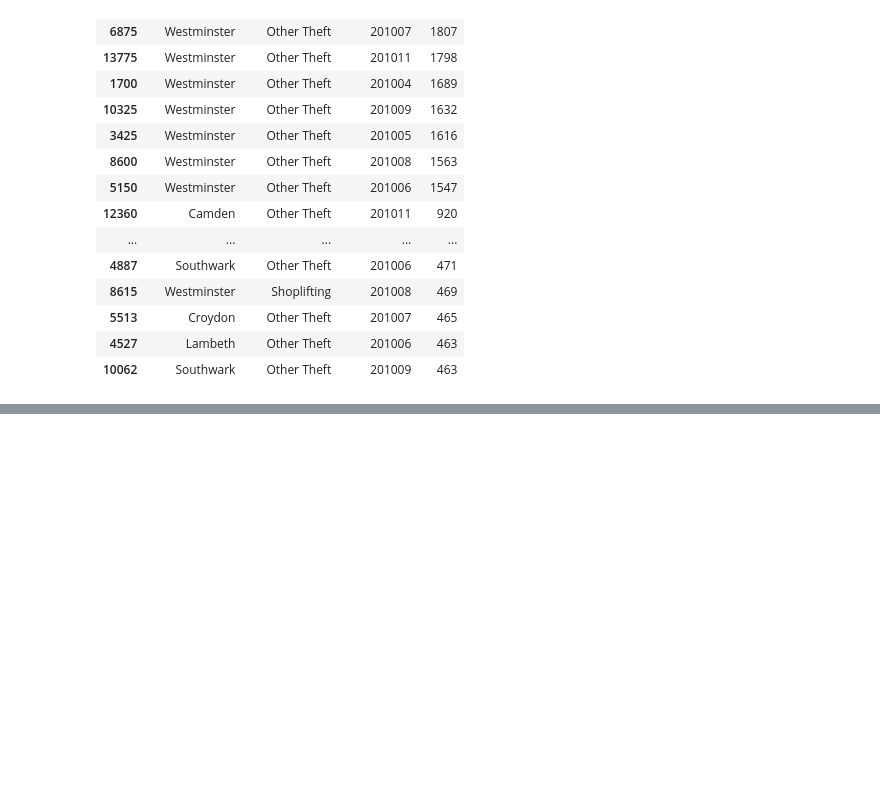
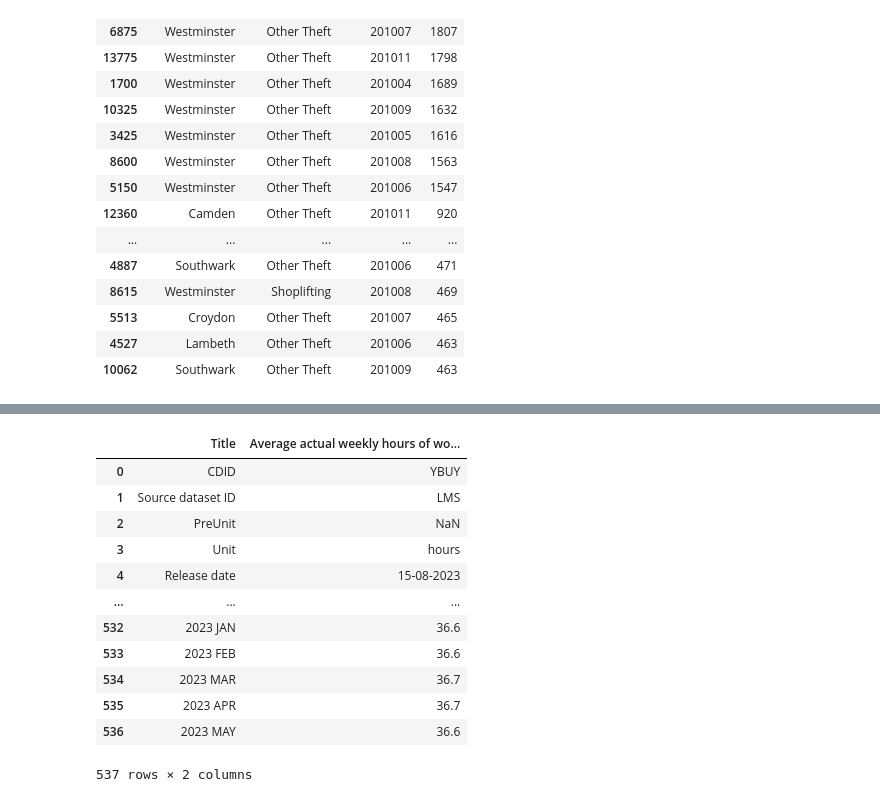
Before and after one commit to mlsystemdesignproject/neighbourhood-safety-prediction, a Jupyter notebook: notebooks/Data_exploration_borough.ipynb, the cells around one changed output, grey strips where cells are left out. Drawn from its saved outputs; the diff is of its cells as text; code cells hidden in the pictures; blank space fills up the shorter version.

```diff
--- a/notebooks/Data_exploration_borough.ipynb
+++ b/notebooks/Data_exploration_borough.ipynb
@@ -338,0 +335,18 @@ profile.to_file("your_report.html")
+# %%
+hours_a_week_df = pd.read_csv('../data/MPS/weekly_working_hours.csv')
+# %%
+hours_a_week_df
+# %% [output]
+|  | Title | Average actual weekly hours of wo... |
+| 0 | CDID | YBUY |
+| 1 | Source dataset ID | LMS |
+| 2 | PreUnit | NaN |
+| 3 | Unit | hours |
+| 4 | Release date | 15-08-2023 |
+| ... | ... | ... |
+| 532 | 2023 JAN | 36.6 |
+| 533 | 2023 FEB | 36.6 |
+| 534 | 2023 MAR | 36.7 |
+| 535 | 2023 APR | 36.7 |
+| 536 | 2023 MAY | 36.6 |
+537 rows × 2 columns
```
Also changed, not shown: parts of 9 cells of this notebook, 3 other files.
